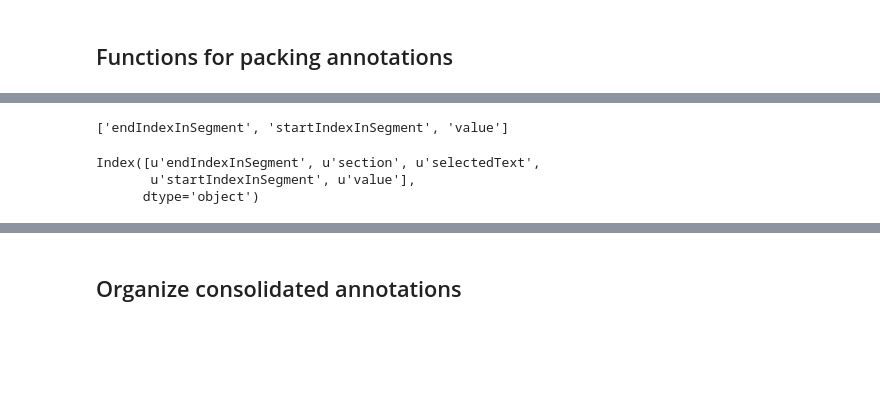
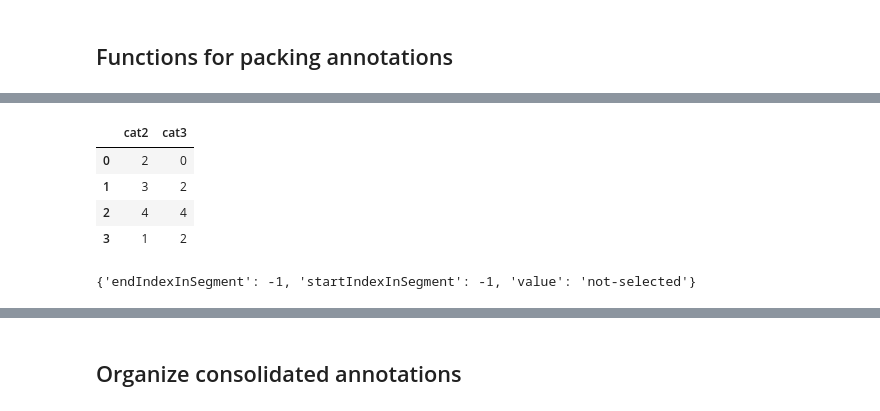
Before and after one commit to nelson-yao/capstonelegal, a Jupyter notebook: Parse_opp_115.ipynb, the cells around one changed output, grey strips where cells are left out. Saved outputs shown, nothing was run; the diff lists cells and outputs as text; code cells hidden in the pictures; blank space fills up the shorter version.

```diff
--- a/Parse_opp_115.ipynb
+++ b/Parse_opp_115.ipynb
@@ -89,3 +96,12 @@ pd.DataFrame([pds2, pds1])
+# %%
+a4=pd.DataFrame({"cat3":[0,2,4,2], "cat2":[2,3,4,1]})
+pd.concat([a4, a3], axis=0)
+# %% [output]
+|  | cat2 | cat3 |
+| 0 | 2 | 0 |
+| 1 | 3 | 2 |
+| 2 | 4 | 4 |
+| 3 | 1 | 2 |
 # %%
 ## take two cateogries, put the values of the same key together in a list
 def joinDict(origin, newdict):
@@ -139,6 +164,6 @@ def parseAllAnnotations(fileList):
 # %%
-eval(abitaGroup[1][1]["annotation"].iloc[0])['Collection Mode'].keys()
+eval(abitaGroup[1][1]["annotation"].iloc[0])['Collection Mode']
 # %% [output]
-['endIndexInSegment', 'startIndexInSegment', 'value']
+{'endIndexInSegment': -1, 'startIndexInSegment': -1, 'value': 'not-selected'}
 # %%
 test=packCategory(abitaGroup[1][1])
@@ -145,7 +170,0 @@ test=packCategory(abitaGroup[1][1])
-# %%
-result=packPolicy(honda)
-result["First Party Collection/Use"]['Collection Mode'].keys()
-# %% [output]
-Index([u'endIndexInSegment', u'section', u'selectedText',
-       u'startIndexInSegment', u'value'],
-      dtype='object')
```
Also changed, not shown: parts of 31 cells of this notebook, 6 other files.
